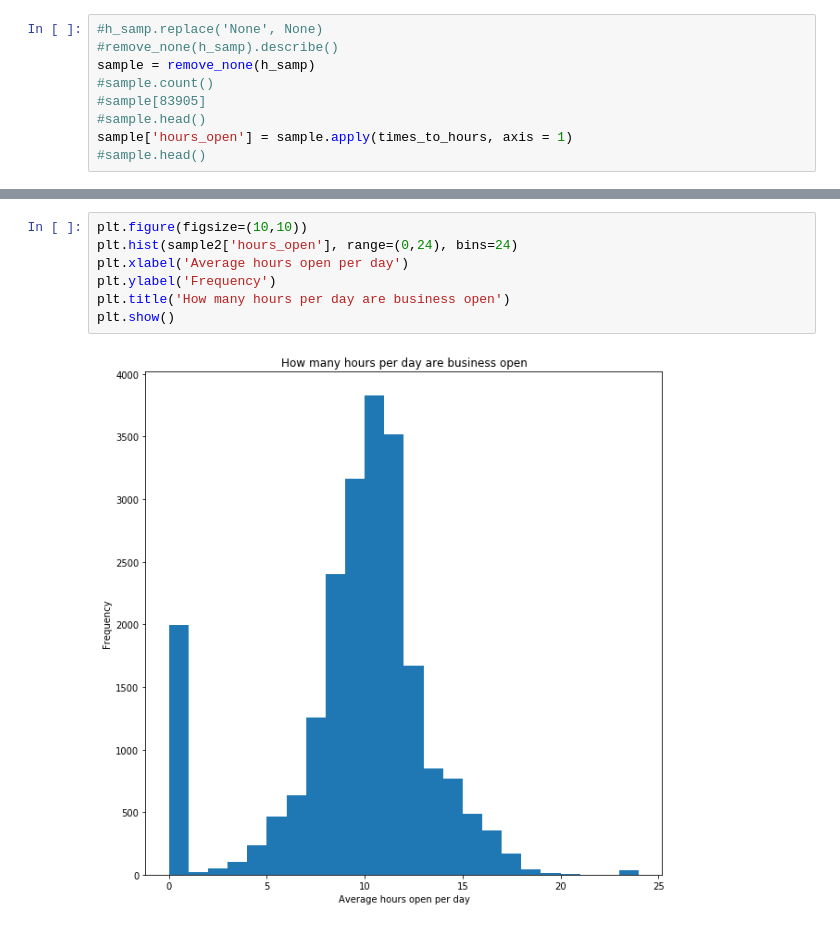
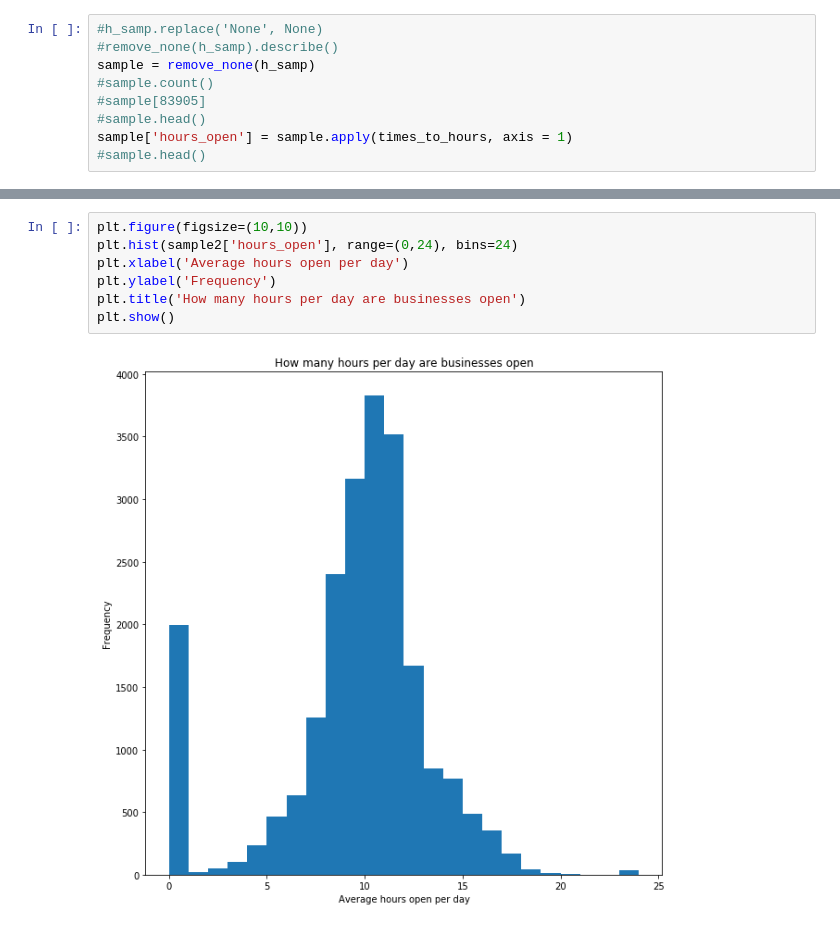
Before and after one commit to TheBetterTeam/GetYelp, a Jupyter notebook: Yelp Data/Focused_Clustering2.ipynb, the cells around one changed output, grey strips where cells are left out. Cells and saved outputs as stored; diff of their text form.

```diff
--- a/Yelp Data/Focused_Clustering2.ipynb
+++ b/Yelp Data/Focused_Clustering2.ipynb
@@ -95,11 +95,11 @@ sample2.head()
 # %%
 plt.figure(figsize=(10,10))
 plt.hist(sample2['hours_open'], range=(0,24), bins=24)
 plt.xlabel('Average hours open per day')
 plt.ylabel('Frequency')
-plt.title('How many hours per day are business open')
+plt.title('How many hours per day are businesses open')
 plt.show()
 # %% [output]
-[figure, old version]
+[figure, new version]
 # %%
 plt.figure(figsize=(10,10))
```
Also changed, not shown: parts of 5 cells of this notebook.
